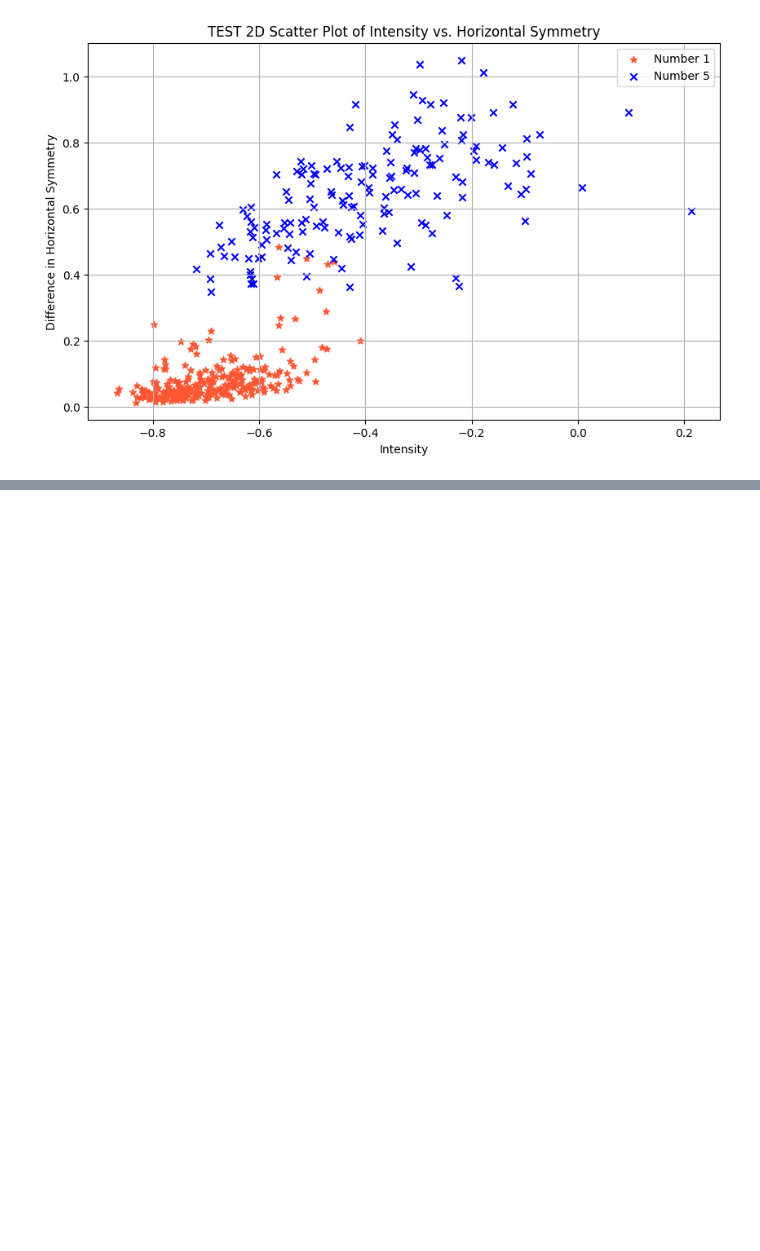
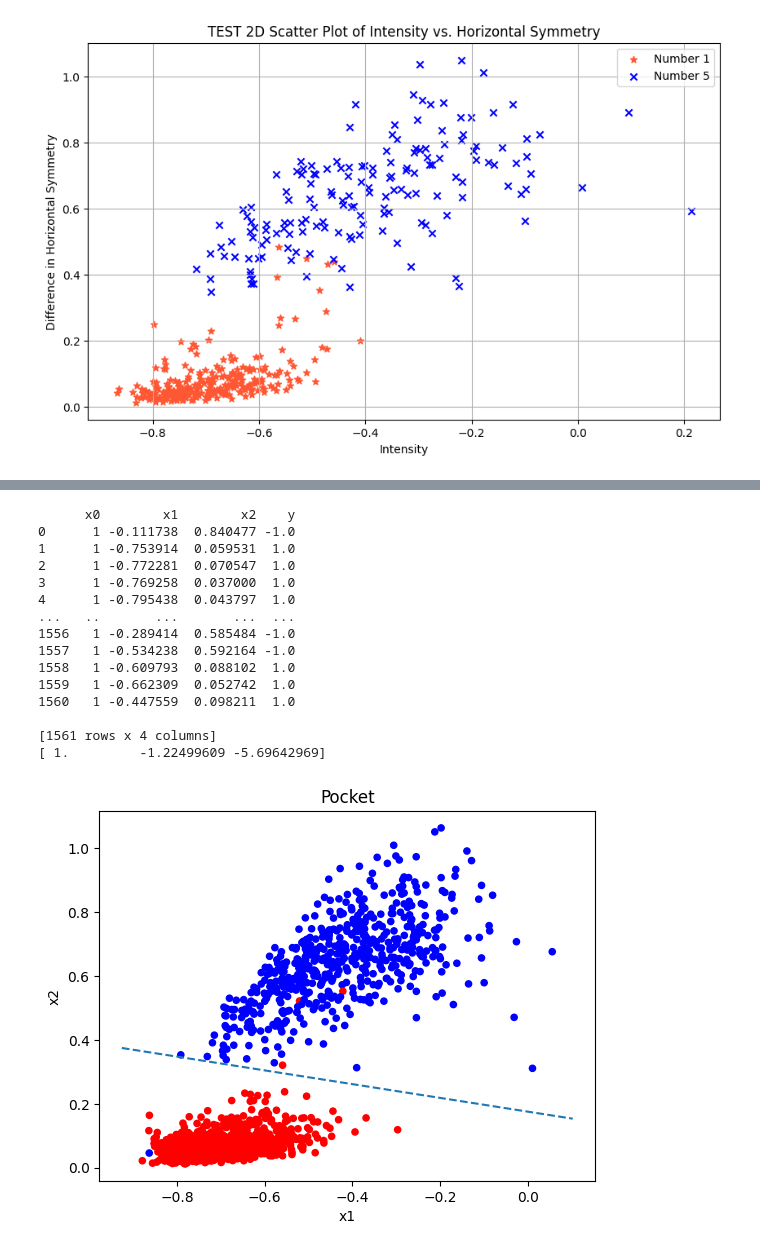
Before and after one commit to arielle00/CMPE257, a Jupyter notebook: hw2_task3.ipynb, the cells around one changed output, grey strips where cells are left out. Saved outputs shown, nothing was run; the diff lists cells and outputs as text; code cells hidden in the pictures; blank space fills up the shorter version.

```diff
--- a/hw2_task3.ipynb
+++ b/hw2_task3.ipynb
@@ -168,0 +134,52 @@ This is the final weight:  [ 0.         -0.45549609 -0.60044531]
+# %%
+def pocketAlgo(misclassified_function, df_train, plot):
+  i = 0
+
+  num_features = df_train.shape[1] - 1  # excluding the label column
+  # print(num_features)
+  w_pocket = np.zeros(num_features)
+  w_maybe_new = w_pocket
+  misclassified_points_with_pocket =  misclassified_function(w_pocket, df_train)
+
+  while (len(misclassified_points_with_pocket)!= 0 and i<1000):
+    misclassified_points = misclassified_function(w_maybe_new, df_train)
+    j = random.randint(0, len(misclassified_points)-1)
+
+    x = df_train.iloc[misclassified_points[j]].values[:-1]
+    y = df_train.iloc[misclassified_points[j]].values[-1]
+
+    w_maybe_new = w_maybe_new + x*y
+    new_misclassified_points = misclassified_function(w_maybe_new, df_train)
+
+    if len(new_misclassified_points) < len(misclassified_points_with_pocket):
+      w_pocket = w_maybe_new.copy()
+      misclassified_points_with_pocket = misclassified_function(w_pocket, df_train)
+    i = i + 1
+
+  #print(w_pocket)
+  plot(w_pocket,"Pocket")
+
+  return w_pocket
+
+
+# w_pocket = [0,0,0]
+print(df_train)
+w_pocket = pocketAlgo(check_for_misclassified, df_train, plot_graph)
+print(w_pocket)
+# %% [output]
+      x0        x1        x2    y
+0      1 -0.111738  0.840477 -1.0
+1      1 -0.753914  0.059531  1.0
+2      1 -0.772281  0.070547  1.0
+3      1 -0.769258  0.037000  1.0
+4      1 -0.795438  0.043797  1.0
+...   ..       ...       ...  ...
+1556   1 -0.289414  0.585484 -1.0
+1557   1 -0.534238  0.592164 -1.0
+1558   1 -0.609793  0.088102  1.0
+1559   1 -0.662309  0.052742  1.0
+1560   1 -0.447559  0.098211  1.0
+
+[1561 rows x 4 columns]
+[ 1.         -1.22499609 -5.69642969]
+[figure, added]
```
Also changed, not shown: parts of 9 cells of this notebook.
